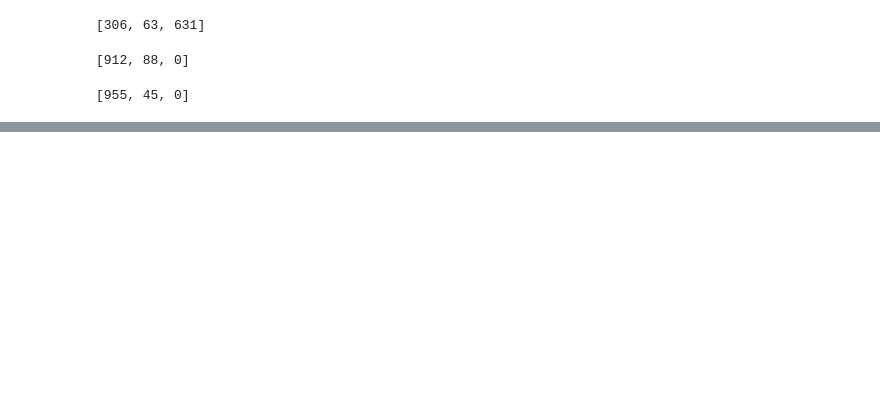
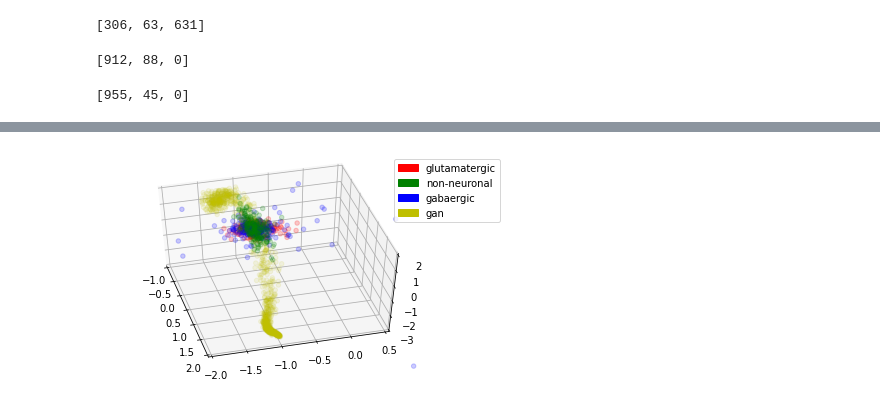
Before and after one commit to MutianWang/novel-cell, a Jupyter notebook: human/gan.ipynb, the cells around one changed output, grey strips where cells are left out. Saved outputs shown, nothing was run; the diff lists cells and outputs as text; code cells hidden in the pictures; blank space fills up the shorter version.

```diff
--- a/human/gan.ipynb
+++ b/human/gan.ipynb
@@ -339,0 +403,37 @@ print(res)
+# %%
+exp_pca = np.concatenate([np.load(path+'exp_train_pca.npy'),
+                          np.load(path+'exp_test_pca.npy')], axis=0)
+# %%
+pipe3 = Pipeline([('scaler', StandardScaler()), ('pca', PCA(n_components=3))])
+# %%
+exp_pca = pipe3.fit_transform(exp_pca)
+# %%
+fig = plt.figure()
+ax = plt.axes(projection='3d')
+# red: glutamatergic
+x, y, z = list(zip(*exp_pca[3000:3200]))
+ax.scatter3D(x, y, z, c='r', alpha=0.2);
+# green: non-neuronal
+x, y, z = list(zip(*exp_pca[4700:4900]))
+ax.scatter3D(x, y, z, c='g', alpha=0.2);
+# blue: gabaergic
+x, y, z = list(zip(*exp_pca[7000:7200]))
+ax.scatter3D(x, y, z, c='b', alpha=0.2);
+# yellow: gan
+x, y, z = list(zip(*pipe3.transform(exp_gen)))
+ax.scatter3D(x, y, z, c='y', alpha=0.1);
+
+ax.set_xlim(-1,2.0);
+ax.set_ylim(-2,0.5);
+ax.set_zlim(-3,2);
+ax.view_init(50, -15);
+
+patch1 = mpatches.Patch(color='r', label='glutamatergic');
+patch2 = mpatches.Patch(color='g', label='non-neuronal');
+patch3 = mpatches.Patch(color='b', label='gabaergic');
+patch4 = mpatches.Patch(color='y', label='gan');
+plt.legend(handles=[patch1, patch2, patch3, patch4],
+           loc='upper right', bbox_to_anchor=(1.2, 1));
+plt.show();
+# %% [output]
+[figure, added]
```
Also changed, not shown: parts of 17 cells of this notebook.
